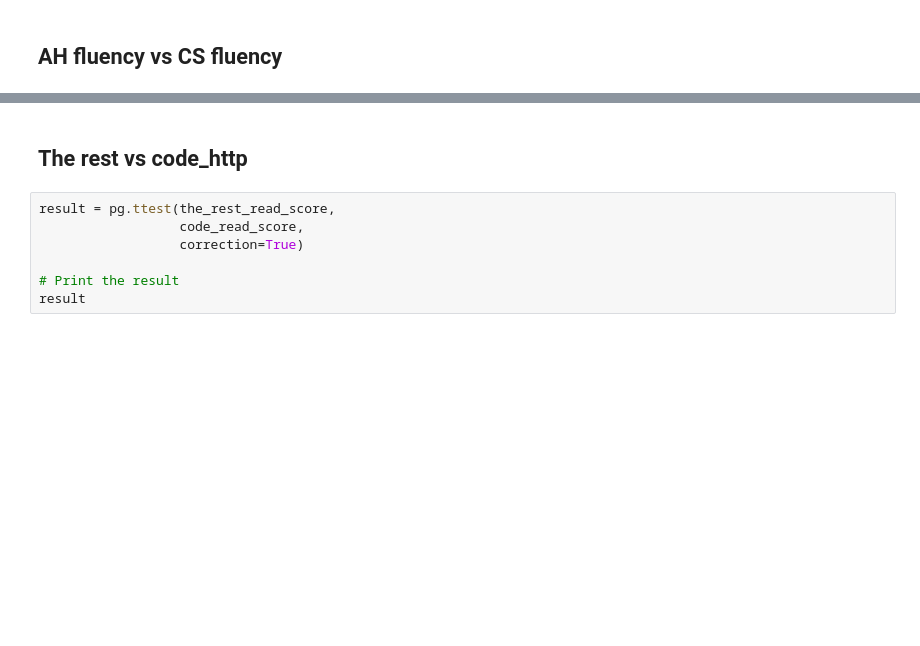
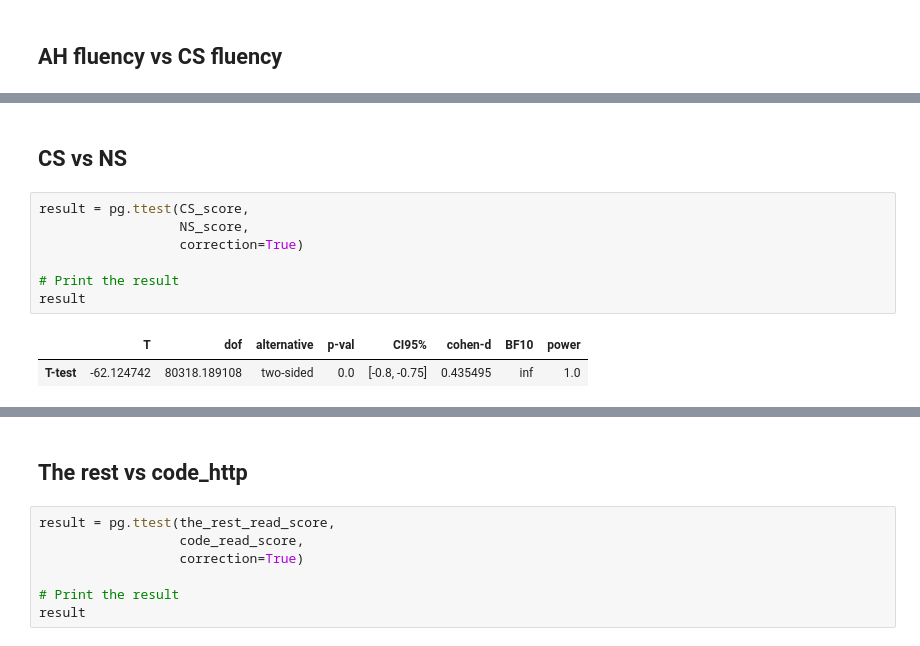
Before and after one commit to esther119/Understand-How-English-Fluency-Affects-Grade, a Jupyter notebook: College buckets.ipynb, the cells around one changed output, grey strips where cells are left out. Drawn from its saved outputs; the diff is of its cells as text; blank space fills up the shorter version.

```diff
--- a/College buckets.ipynb
+++ b/College buckets.ipynb
@@ -223,0 +224,12 @@ result
+# %% [markdown]
+## CS vs NS
+# %%
+result = pg.ttest(CS_score,
+                  NS_score,
+                  correction=True)
+
+# Print the result
+result
+# %% [output]
+|  | T | dof | alternative | p-val | CI95% | cohen-d | BF10 | power |
+| T-test | -62.124742 | 80318.189108 | two-sided | 0.0 | [-0.8, -0.75] | 0.435495 | inf | 1.0 |
```
Also changed, not shown: parts of 14 cells of this notebook, 4 other files.
